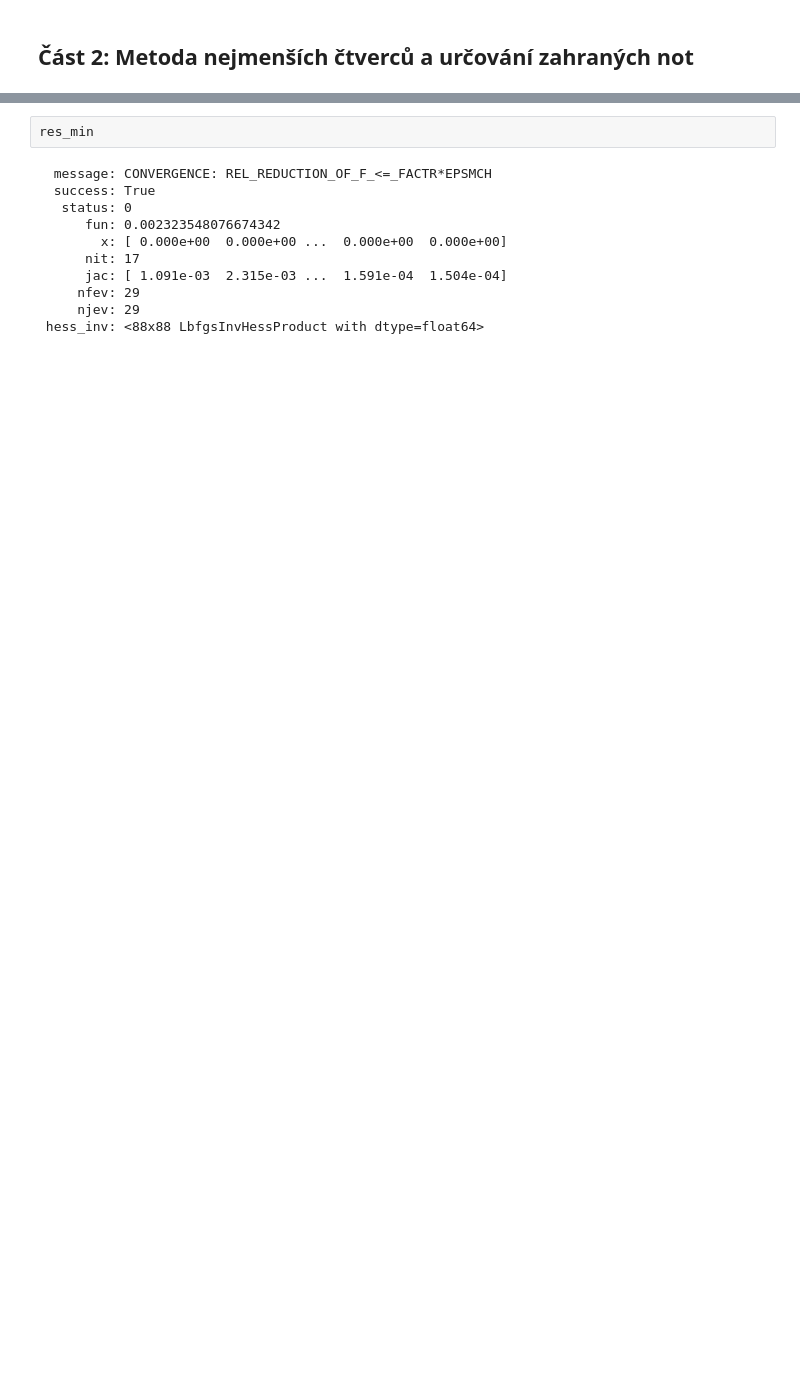
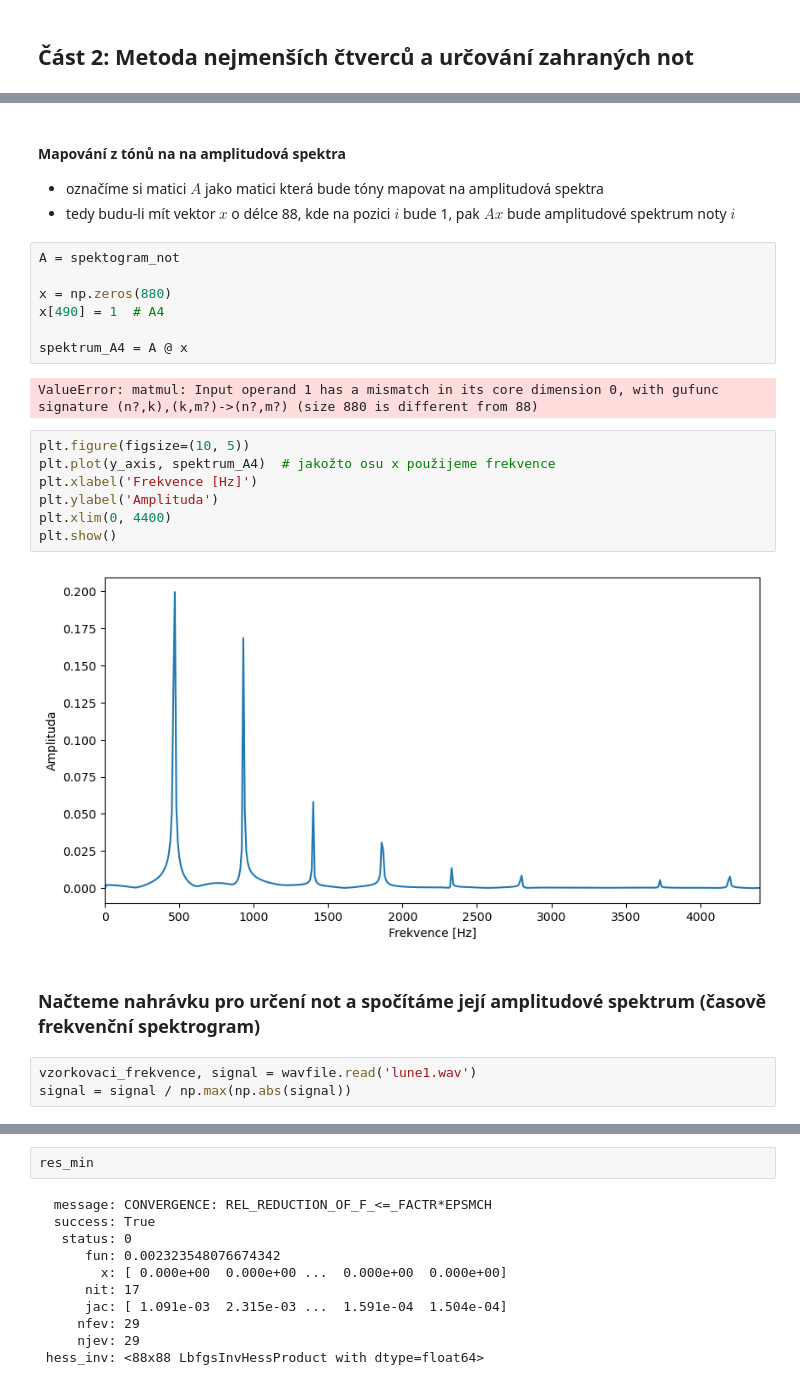
Before and after one commit to majkasadowska/SKOMAM, a Jupyter notebook: cv3/cv3.ipynb, the cells around one changed output, grey strips where cells are left out. Drawn from its saved outputs; the diff is of its cells as text; blank space fills up the shorter version.

```diff
--- a/cv3/cv3.ipynb
+++ b/cv3/cv3.ipynb
@@ -138,0 +171,28 @@ for j in range(1, 89):
+# %% [markdown]
+#### Mapování z tónů na na amplitudová spektra
+
+- označíme si matici $A$ jako matici která bude tóny mapovat na amplitudová spektra
+- tedy budu-li mít vektor $x$ o délce 88, kde na pozici $i$ bude 1, pak $Ax$ bude amplitudové spektrum noty $i$
+# %%
+A = spektogram_not
+
+x = np.zeros(880)
+x[490] = 1  # A4
+
+spektrum_A4 = A @ x
+# %% [output]
+ValueError: matmul: Input operand 1 has a mismatch in its core dimension 0, with gufunc signature (n?,k),(k,m?)->(n?,m?) (size 880 is different from 88)
+# %%
+plt.figure(figsize=(10, 5))
+plt.plot(y_axis, spektrum_A4)  # jakožto osu x použijeme frekvence
+plt.xlabel('Frekvence [Hz]')
+plt.ylabel('Amplituda')
+plt.xlim(0, 4400)
+plt.show()
+# %% [output]
+[figure, added]
+# %% [markdown]
+### Načteme nahrávku pro určení not a spočítáme její amplitudové spektrum (časově frekvenční spektrogram)
+# %%
+vzorkovaci_frekvence, signal = wavfile.read('lune1.wav')
+signal = signal / np.max(np.abs(signal))
```
Also changed, not shown: parts of 49 cells of this notebook, 1 other file.
